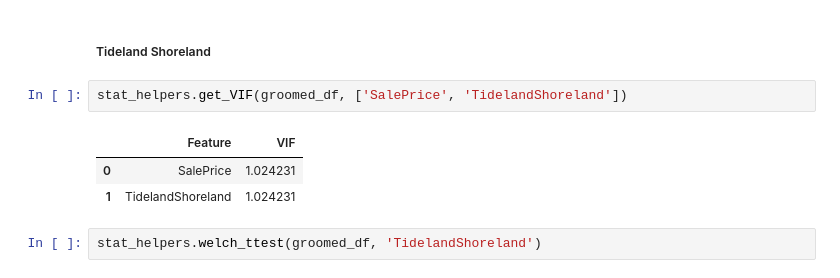
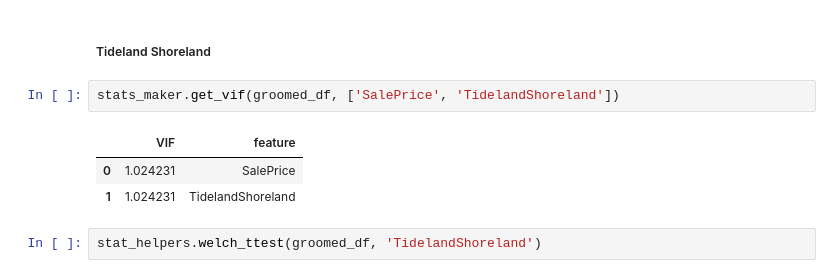
Before and after one commit to sam-thurman/king_county_housing, a Jupyter notebook: notebooks/exploratory/sam_exploratory_2.ipynb, the cells around one changed output. Saved outputs shown, nothing was run; the diff lists cells and outputs as text.

```diff
--- a/notebooks/exploratory/sam_exploratory_2.ipynb
+++ b/notebooks/exploratory/sam_exploratory_2.ipynb
@@ -155,11 +155,11 @@ NormaltestResult(statistic=array([17475.20179526,  9244.77138573]), pvalue=array
 # %% [markdown]
 ##### Tideland Shoreland
 # %%
-stat_helpers.get_VIF(groomed_df, ['SalePrice', 'TidelandShoreland'])
+stats_maker.get_vif(groomed_df, ['SalePrice', 'TidelandShoreland'])
 # %% [output]
-|  | Feature | VIF |
-| 0 | SalePrice | 1.024231 |
-| 1 | TidelandShoreland | 1.024231 |
+|  | VIF | feature |
+| 0 | 1.024231 | SalePrice |
+| 1 | 1.024231 | TidelandShoreland |
 # %%
 stat_helpers.welch_ttest(groomed_df, 'TidelandShoreland')
 # %% [output]
```
Also changed, not shown: parts of 8 cells of this notebook, 2 other files.
